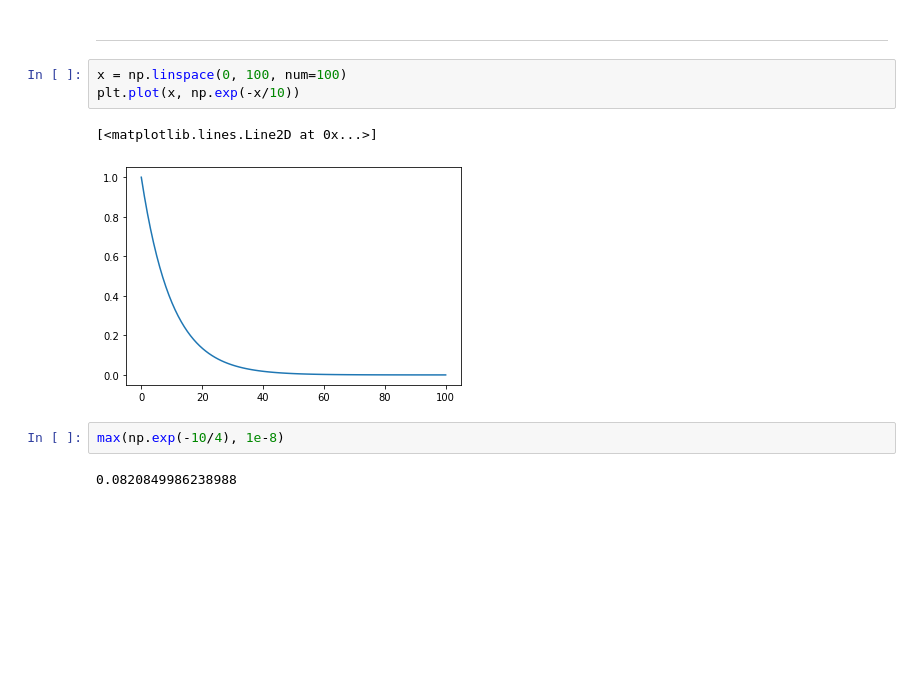
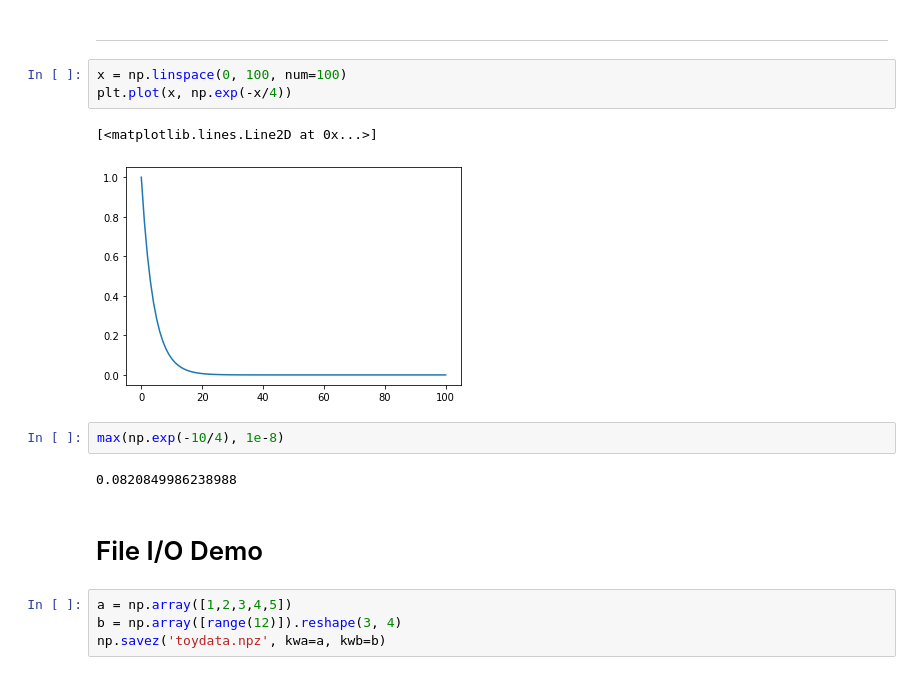
Before and after one commit to guyueshui/InfoCatGAN, a Jupyter notebook: draft.ipynb, the cells around one changed output. Saved outputs shown, nothing was run; the diff lists cells and outputs as text; blank space fills up the shorter version.

```diff
--- a/draft.ipynb
+++ b/draft.ipynb
@@ -437,11 +448,18 @@ np.linalg.norm(a-b)b
 --------------
 # %%
 x = np.linspace(0, 100, num=100)
-plt.plot(x, np.exp(-x/10))
+plt.plot(x, np.exp(-x/4))
 # %% [output]
 [<matplotlib.lines.Line2D at 0x...>]
-[figure, old version]
+[figure, new version]
 # %%
 max(np.exp(-10/4), 1e-8)
 # %% [output]
 0.0820849986238988
+# %% [markdown]
+File I/O Demo
+=============
+# %%
+a = np.array([1,2,3,4,5])
+b = np.array([range(12)]).reshape(3, 4)
+np.savez('toydata.npz', kwa=a, kwb=b)
```
Also changed, not shown: parts of 44 cells of this notebook, 8 other files.
